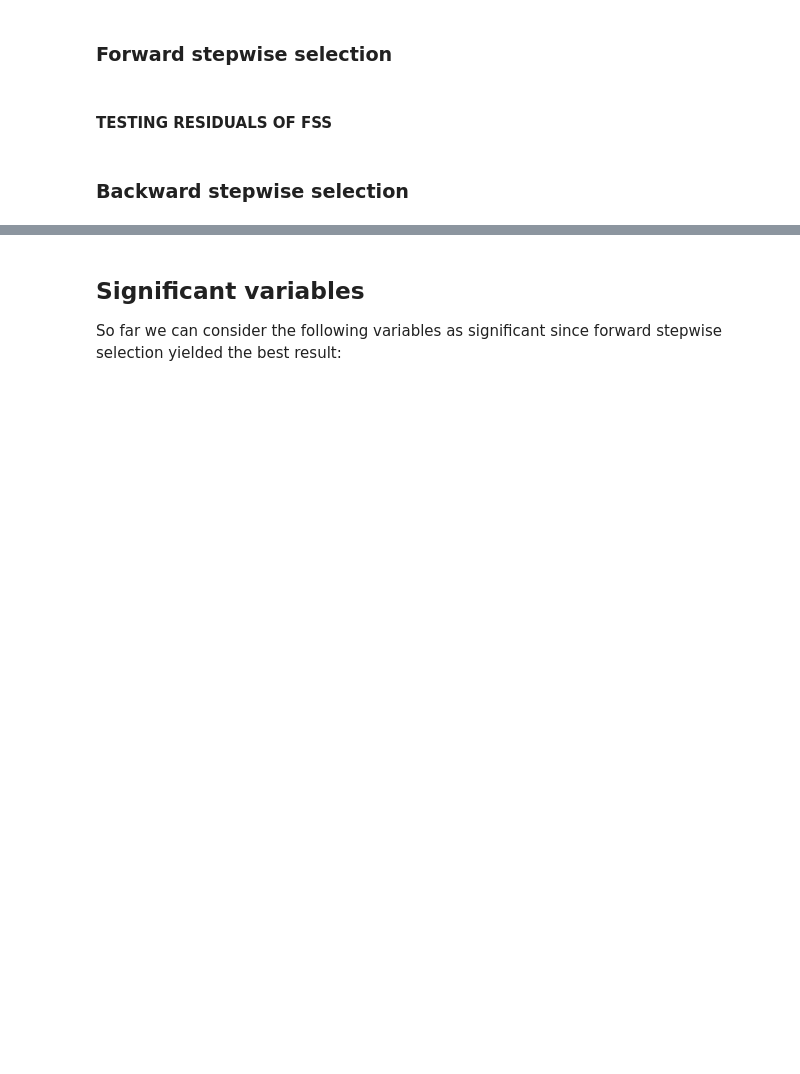
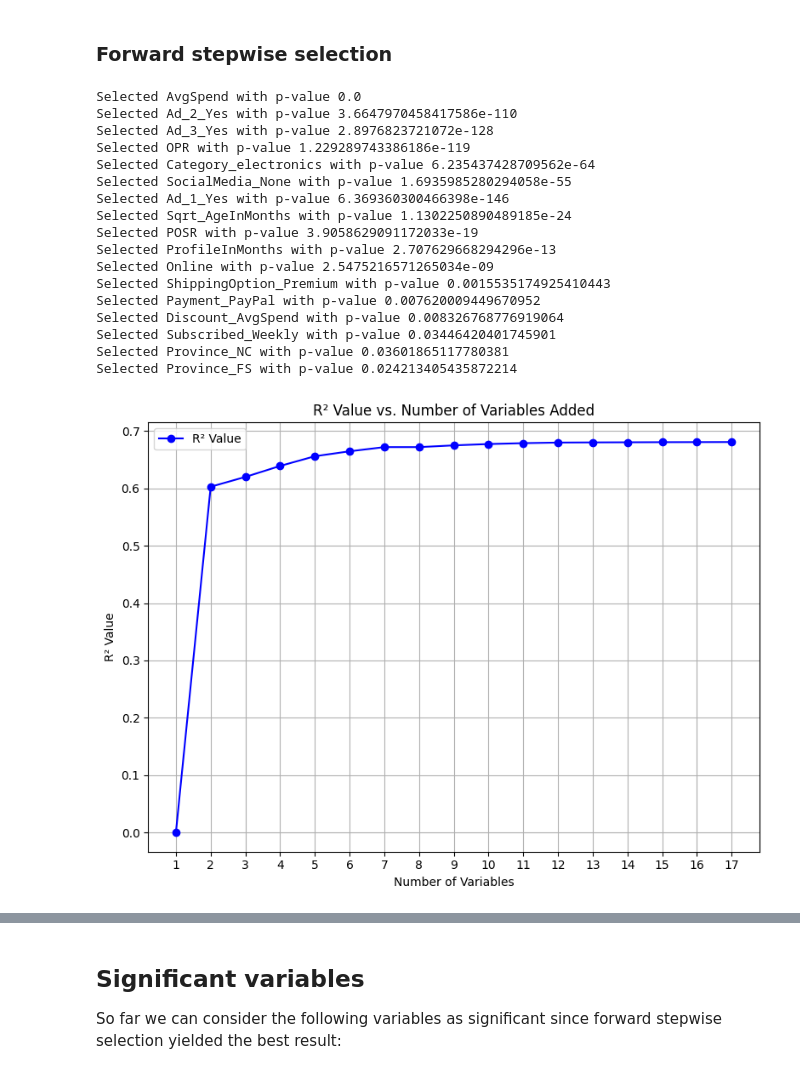
Before and after one commit to TiaanViviers/ShopAlot_analysis, a Jupyter notebook: notebooks/Group22.ipynb, the cells around one changed output, grey strips where cells are left out. Cells and saved outputs as stored; diff of their text form; code cells hidden in the pictures; blank space fills up the shorter version.

```diff
--- a/notebooks/Group22.ipynb
+++ b/notebooks/Group22.ipynb
@@ -638,7 +727,6 @@ def fss(x, y, significance_lvl=0.05):
     initial_features = x.columns.tolist()
     selected_features = []
     r_squared_values = []
-    mse_values = []
 
     while len(initial_features) > 0:
         pvals = pd.Series(index=initial_features)
@@ -656,22 +744,13 @@ def fss(x, y, significance_lvl=0.05):
 
             r_squared_values.append(model.rsquared)
 
-            predictions = model.predict(sm.add_constant(x[selected_features]))
-            mse = mean_squared_error(y, predictions)
-            mse_values.append(mse)
             print(f"Selected {best_feature} with p-value {best_pvalue}")
         else:
-            # no improvements can be made to model
+            # No further improvements can be made to the model
             break
 
-    r_squared_values = r_squared_values[1:]
-    mse_values = mse_values[1:]
-
-    # Plotting R² and MSE
-    plt.figure(figsize=(12, 6))
-
-    # R² Plot
-    plt.subplot(2, 1, 1)
+    # Plotting R²
+    plt.figure(figsize=(8, 6))
     plt.plot(range(1, len(r_squared_values) + 1), r_squared_values, marker='o', color='blue', label='R² Value')
     plt.title('R² Value vs. Number of Variables Added')
     plt.xlabel('Number of Variables')
@@ -680,25 +759,28 @@ def fss(x, y, significance_lvl=0.05):
     plt.grid()
     plt.legend()
 
-    # MSE Plot
-    plt.subplot(2, 1, 2)
-    plt.plot(range(1, len(mse_values) + 1), mse_values, marker='o', color='red', label='Mean Squared Error')
-    plt.title('Mean Squared Error vs. Number of Variables Added')
-    plt.xlabel('Number of Variables')
-    plt.ylabel('Mean Squared Error')
-    plt.xticks(range(1, len(mse_values) + 1))
-    plt.grid()
-
-    plt.legend()
-
     plt.tight_layout()
     plt.show()
+
     return selected_features
 # %%
-selected_features_fss = fss(x_train, y_train)
-
-fss_model = sm.OLS(y_train, sm.add_constant(x_train[selected_features_fss])).fit()
-
-print(fss_model.summary())
+selected_features = fss(x_train, y_train)
+# %% [output]
+Selected AvgSpend with p-value 0.0
+Selected Ad_2_Yes with p-value 3.6647970458417586e-110
+Selected Ad_3_Yes with p-value 2.8976823721072e-128
+Selected OPR with p-value 1.229289743386186e-119
+Selected Category_electronics with p-value 6.235437428709562e-64
+Selected SocialMedia_None with p-value 1.6935985280294058e-55
+Selected Ad_1_Yes with p-value 6.369360300466398e-146
+Selected Sqrt_AgeInMonths with p-value 1.1302250890489185e-24
+Selected POSR with p-value 3.9058629091172033e-19
+Selected ProfileInMonths with p-value 2.707629668294296e-13
+Selected Online with p-value 2.5475216571265034e-09
+Selected ShippingOption_Premium with p-value 0.0015535174925410443
+Selected Payment_PayPal with p-value 0.007620009449670952
+Selected Discount_AvgSpend with p-value 0.008326768776919064
+Selected Subscribed_Weekly with p-value 0.03446420401745901
+Selected Province_NC with p-value 0.03601865117780381
+Selected Province_FS with p-value 0.024213405435872214
+[figure, added]
-# %% [markdown]
-#### TESTING RESIDUALS OF FSS
@@ -718,2 +786,0 @@ plt.show()
-# %% [markdown]
-### Backward stepwise selection
```
Also changed, not shown: parts of 31 cells of this notebook.
